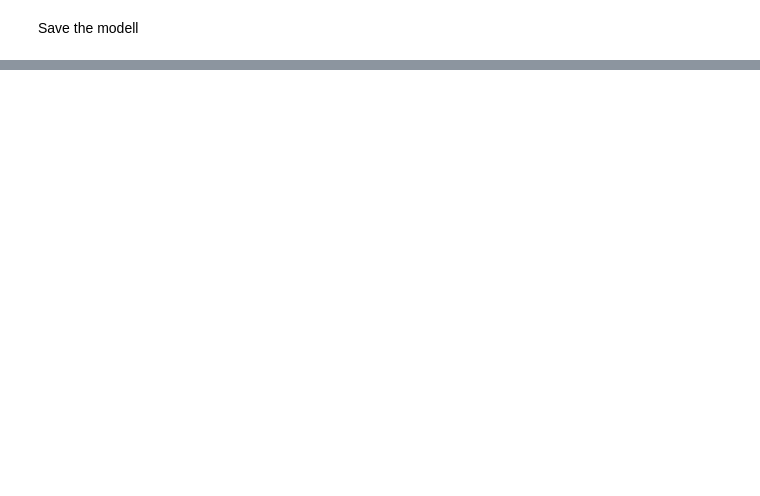
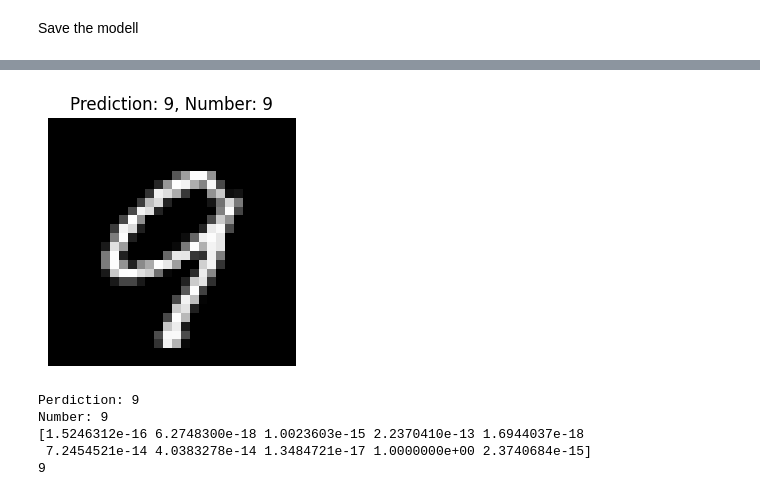
Before and after one commit to Lenegsa/Abschlussprojekt-cnn-digit-recognition, a Jupyter notebook: notebooks/myCNN.ipynb, the cells around one changed output, grey strips where cells are left out. Saved outputs shown, nothing was run; the diff lists cells and outputs as text; code cells hidden in the pictures; blank space fills up the shorter version.

Commit message:
Test_CNN

```diff
--- a/notebooks/myCNN.ipynb
+++ b/notebooks/myCNN.ipynb
@@ -169,0 +377,73 @@ model.save('number_recognition_model_noisy.keras')
+# %%
+from tensorflow.keras.models import load_model
+import tensorflow as tf
+from sklearn.model_selection import train_test_split
+from sklearn.datasets import fetch_openml
+import numpy as np
+import matplotlib.pyplot as plt
+import random
+
+# 1. Prepare data
+# Load MNIST
+mnist = fetch_openml('mnist_784', as_frame=False)
+X, y = mnist.data, mnist.target
+
+# Convert labels from string to int
+y = y.astype(np.int32)
+
+# Split train and test data (80% train data, 20% test data)
+X_train, X_test, y_train, y_test = train_test_split(X, y, test_size=0.2, random_state=42)
+
+# Normalization 0-1 number (better for memory usage)
+X_train = X_train.astype("float32") / 255.0
+X_test = X_test.astype("float32") / 255.0
+
+# Reshape for CNN: -1 auto batch size, 28x28 pixel, 1 channel grayscale image
+X_train = X_train.reshape(-1, 28, 28, 1)
+X_test = X_test.reshape(-1, 28, 28, 1)
+
+y_train = y_train.astype('int')
+y_test = y_test.astype('int')
+
+# Load the model
+model = load_model('number_recognition_model_noisy_2.h5')
+
+# Evaluate the model
+loss, acc = model.evaluate(X_test, y_test, verbose=2)
+print('Restored model, accuracy: {:5.2f}%'.format(100 * acc))
+
+# Make predictions on X_test (not y_test!)
+predictions = model.predict(X_test)
+print(predictions.shape)  # Should be (n_samples, 10) where 10 is the number of classes
+
+# Chose random index(number)
+random_index = random.randint(0, len(X_test) - 1)
+
+# real image and label
+random_image = X_test[random_index]
+true_label = y_test[random_index]
+
+# Reahape
+image_for_prediction = random_image.reshape(1, 28, 28, 1)
+
+# Predict
+prediction = model.predict(image_for_prediction)
+predicted_label = np.argmax(prediction)
+
+
+
+# Show
+plt.figure(figsize=(6, 3))
+plt.imshow(random_image.reshape(28, 28), cmap='gray')
+plt.title(f'Prediction: {predicted_label}, Number: {true_label}')
+plt.axis('off')
+plt.tight_layout()
+plt.show()
+
+print(f"Perdiction: {predicted_label}")
+print(f"Number: {true_label}")
+
+
+print(predictions[0]) #prediction number
+print(np.argmax(prediction)) #last layer values
+# %% [output]
@@ -169,0 +456,6 @@ model.save('number_recognition_model_noisy.keras')
+[figure, added]
+Perdiction: 9
+Number: 9
+[1.5246312e-16 6.2748300e-18 1.0023603e-15 2.2370410e-13 1.6944037e-18
+ 7.2454521e-14 4.0383278e-14 1.3484721e-17 1.0000000e+00 2.3740684e-15]
+9
```
Also changed, not shown: parts of 13 cells of this notebook, 14 other files.
